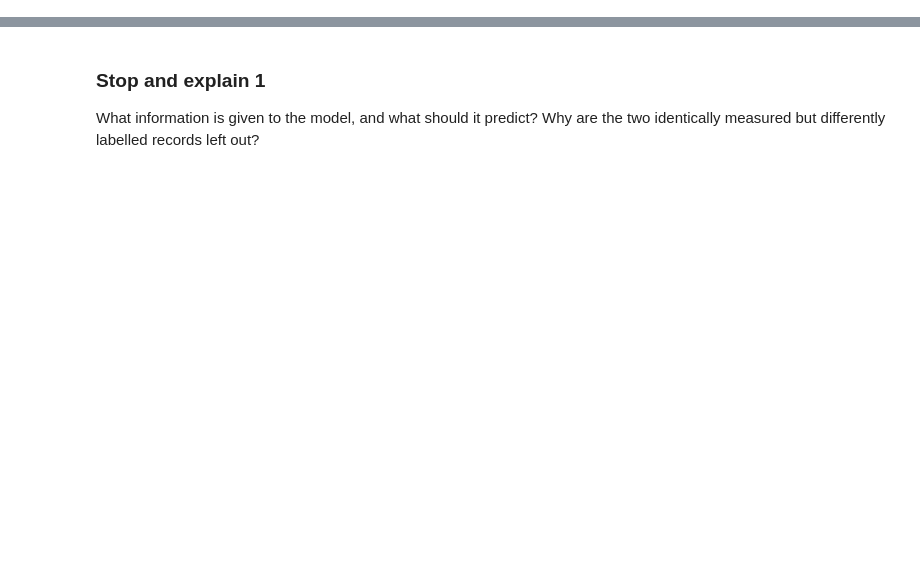
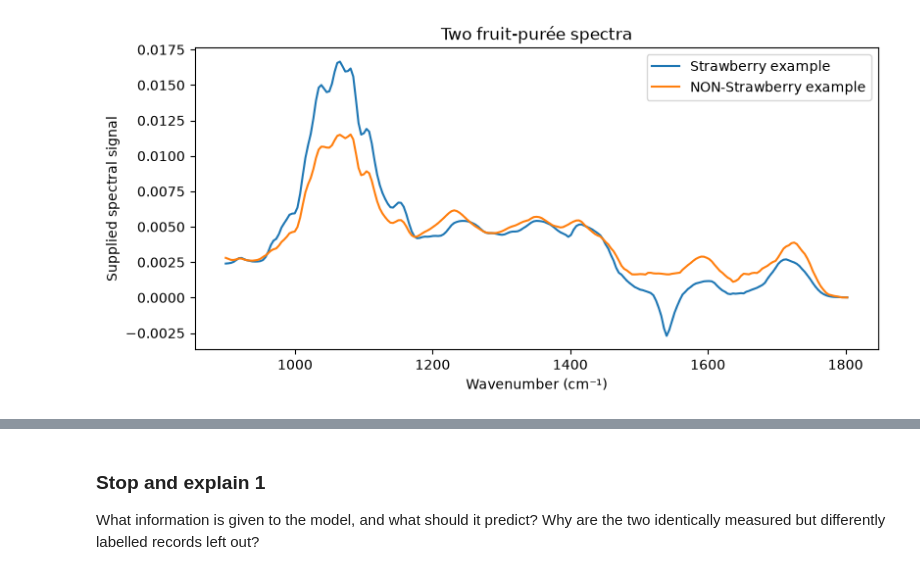
Before and after one commit to CompOmics/ML_AI_Analytical_Chemistry_Course, a Jupyter notebook: 03_Evaluation/notebooks/TD2_strawberry_solution.ipynb, the cells around one changed output, grey strips where cells are left out. Drawn from its saved outputs; the diff is of its cells as text; code cells hidden in the pictures; blank space fills up the shorter version.

```diff
--- a/03_Evaluation/notebooks/TD2_strawberry_solution.ipynb
+++ b/03_Evaluation/notebooks/TD2_strawberry_solution.ipynb
@@ -117,0 +81,5 @@ features.head().round(4)
+# %%
+labels = raw_data.iloc[0, 1:]
+numeric_data = raw_data.iloc[1:].astype(float)
+spectra = numeric_data.iloc[:, 1:].T
+spectra.columns = numeric_data.iloc[:, 0]
@@ -117,0 +124,13 @@ features.head().round(4)
+# %%
+strawberry_id = labels.loc[labels == "Strawberry"].index[0]
+other_id = labels.loc[labels == "NON-Strawberry"].index[0]
+plt.figure(figsize=(9, 4))
+plt.plot(spectra.columns, spectra.loc[strawberry_id], label="Strawberry example")
+plt.plot(spectra.columns, spectra.loc[other_id], label="NON-Strawberry example")
+plt.xlabel("Wavenumber (cm⁻¹)")
+plt.ylabel("Supplied spectral signal")
+plt.title("Two fruit-purée spectra")
+plt.legend()
+plt.show()
+# %% [output]
+[figure, added]
```
Also changed, not shown: parts of 40 cells of this notebook, 14 other files.
